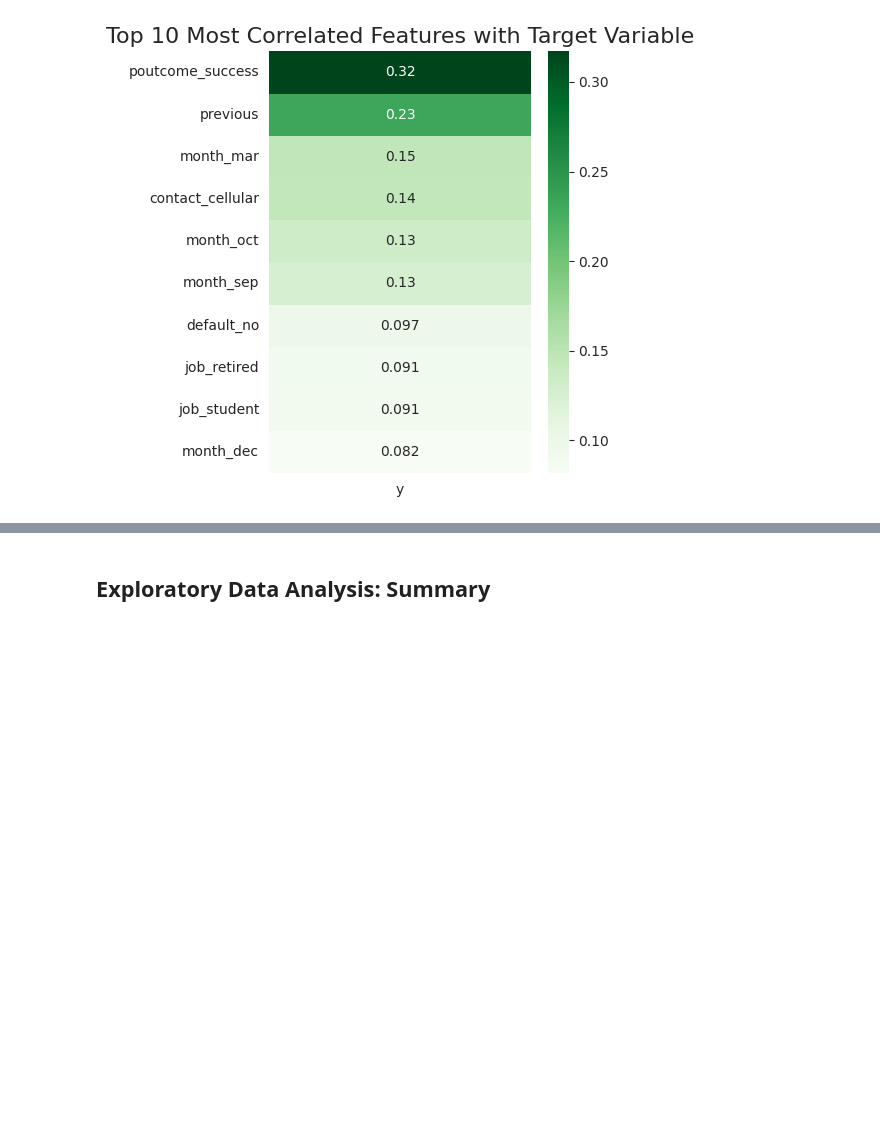
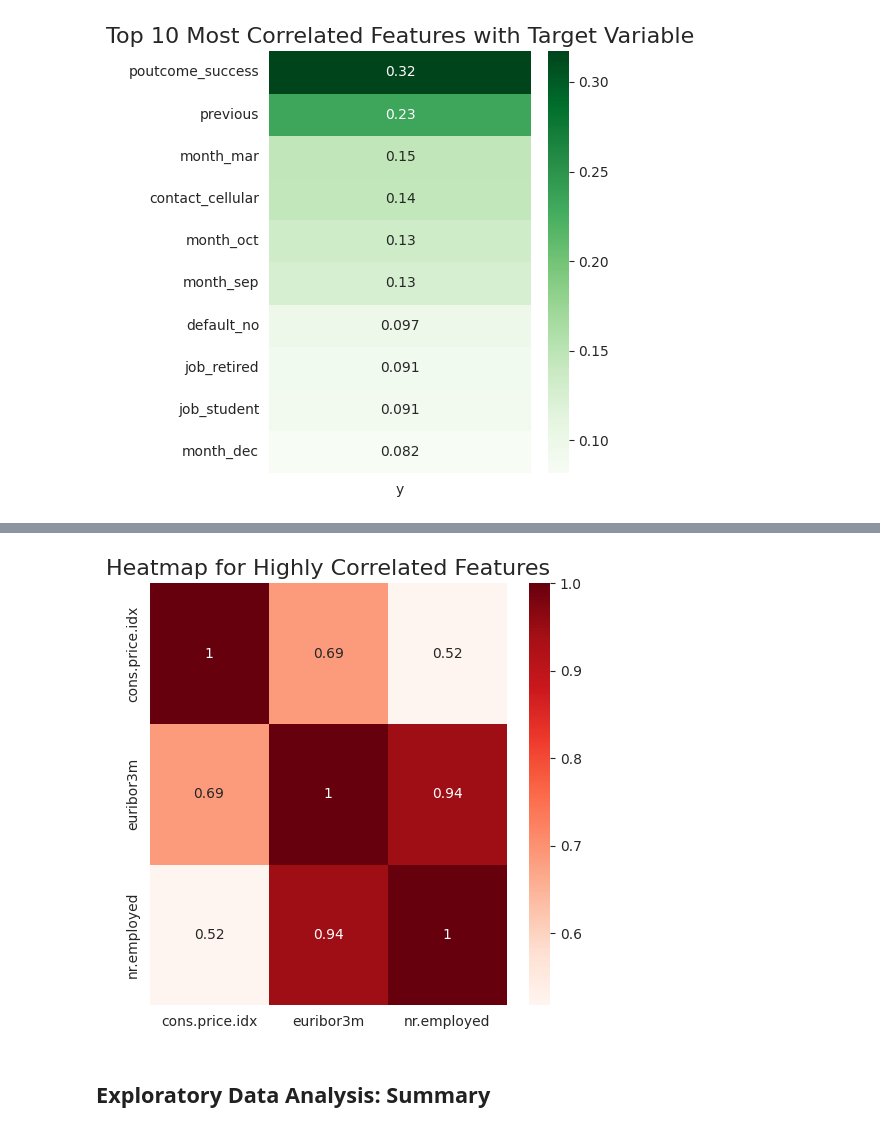
Before and after one commit to mooreaz92/bank_campaign_optimizer, a Jupyter notebook: !draft_deliverable.ipynb, the cells around one changed output, grey strips where cells are left out. Cells and saved outputs as stored; diff of their text form; code cells hidden in the pictures; blank space fills up the shorter version.

```diff
--- a/!draft_deliverable.ipynb
+++ b/!draft_deliverable.ipynb
@@ -413,3 +417,33 @@ plt.show()
+# %%
+### Creating a correlation matrix for all features and filtering for highly correlted features
+
+corr_threshold = 0.7
+corr_matrix = df_copy_ohe.corr()
+corr_matrix = df.corr()
+
+### Creating a list of highly correlated features by use of a for loop that looks to see the corr value is greater than the threshold
+
+highly_corr_features = []
+for i in range(len(corr_matrix.columns)):
+    for j in range(i):
+        if abs(corr_matrix.iloc[i, j]) > corr_threshold:
+            colname = corr_matrix.columns[i]
+            highly_corr_features.append(colname)
+
+### Keeping only the highly colinear features for vizualization purposes
+
+highly_corr_features = list(set(highly_corr_features))
+highly_corr_features = df_copy_ohe[highly_corr_features]
+
+### Creating a heatmap for the highly correlated features
+
+plt.figure(figsize=(5, 5))
+sns.heatmap(highly_corr_features.corr(), annot=True, cmap='Reds')
+plt.title('Heatmap for Highly Correlated Features', fontsize=16)
+plt.tight_layout()
+plt.show()
+# %% [output]
+[figure, added]
 # %% [markdown]
 <a id='exploratory-data-analysis-summary'></a>
 
```
Also changed, not shown: parts of 33 cells of this notebook.
